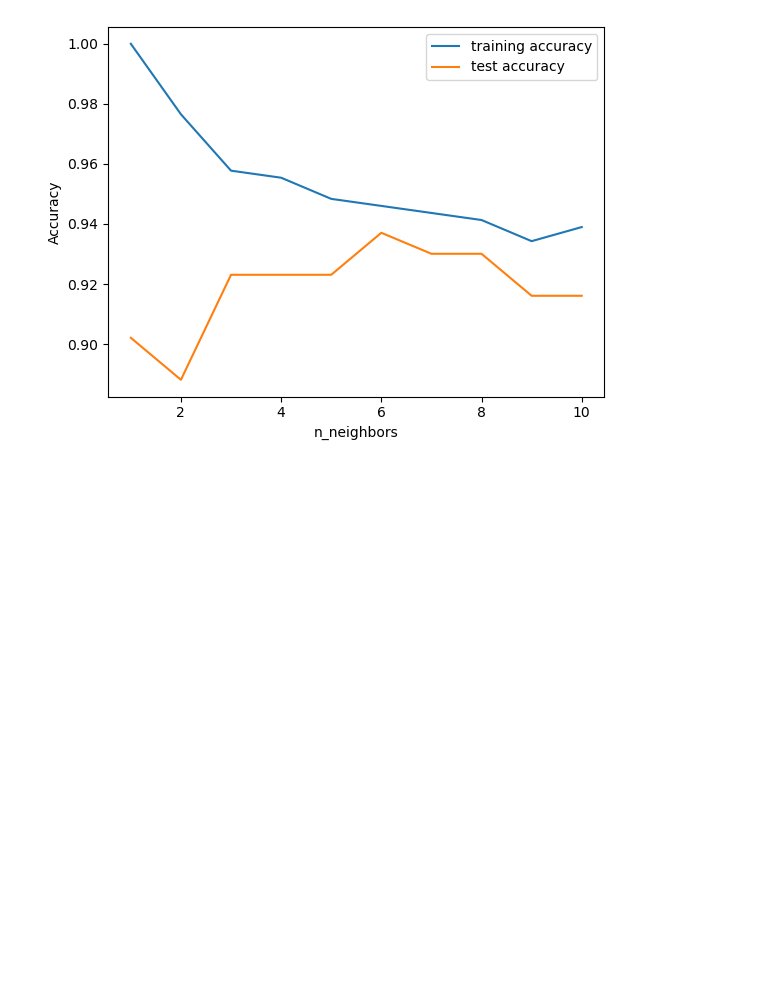
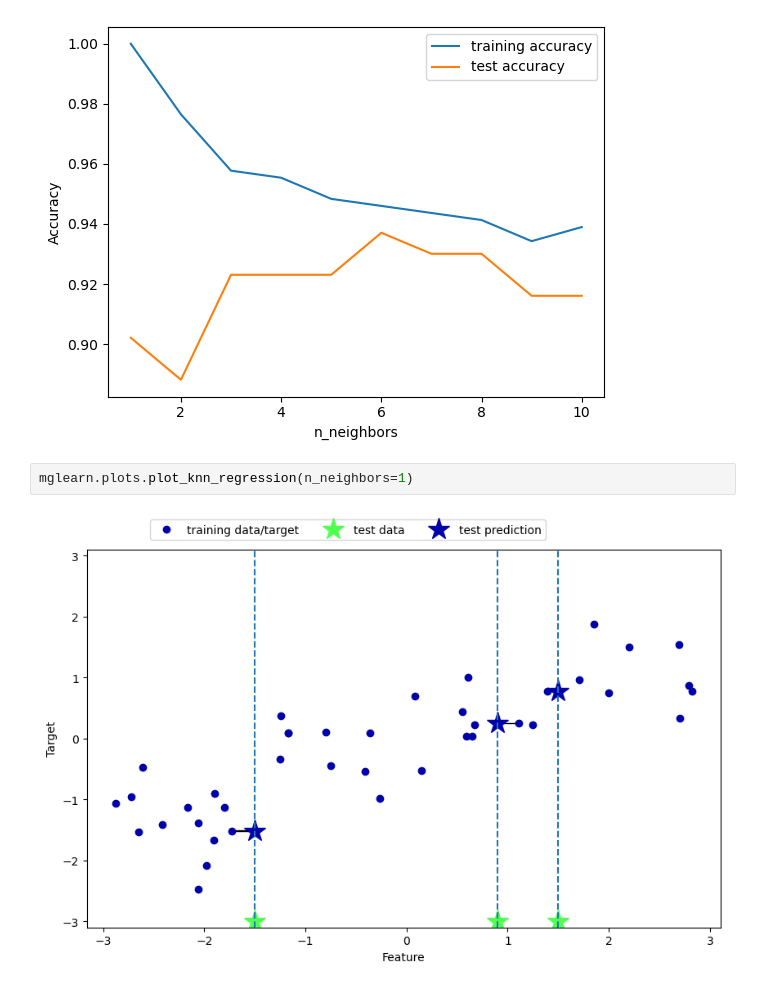
Before and after one commit to IEPTCMP/Tests, a Jupyter notebook: Supervised_Learning_1.ipynb, the cells around one changed output. Drawn from its saved outputs; the diff is of its cells as text; blank space fills up the shorter version.

```diff
--- a/Supervised_Learning_1.ipynb
+++ b/Supervised_Learning_1.ipynb
@@ -224,3 +224,7 @@ plt.legend()
 plt.show()
 # %% [output]
 [figure]
+# %%
+mglearn.plots.plot_knn_regression(n_neighbors=1)
+# %% [output]
+[figure, added]
```
Also changed, not shown: parts of 5 cells of this notebook.
